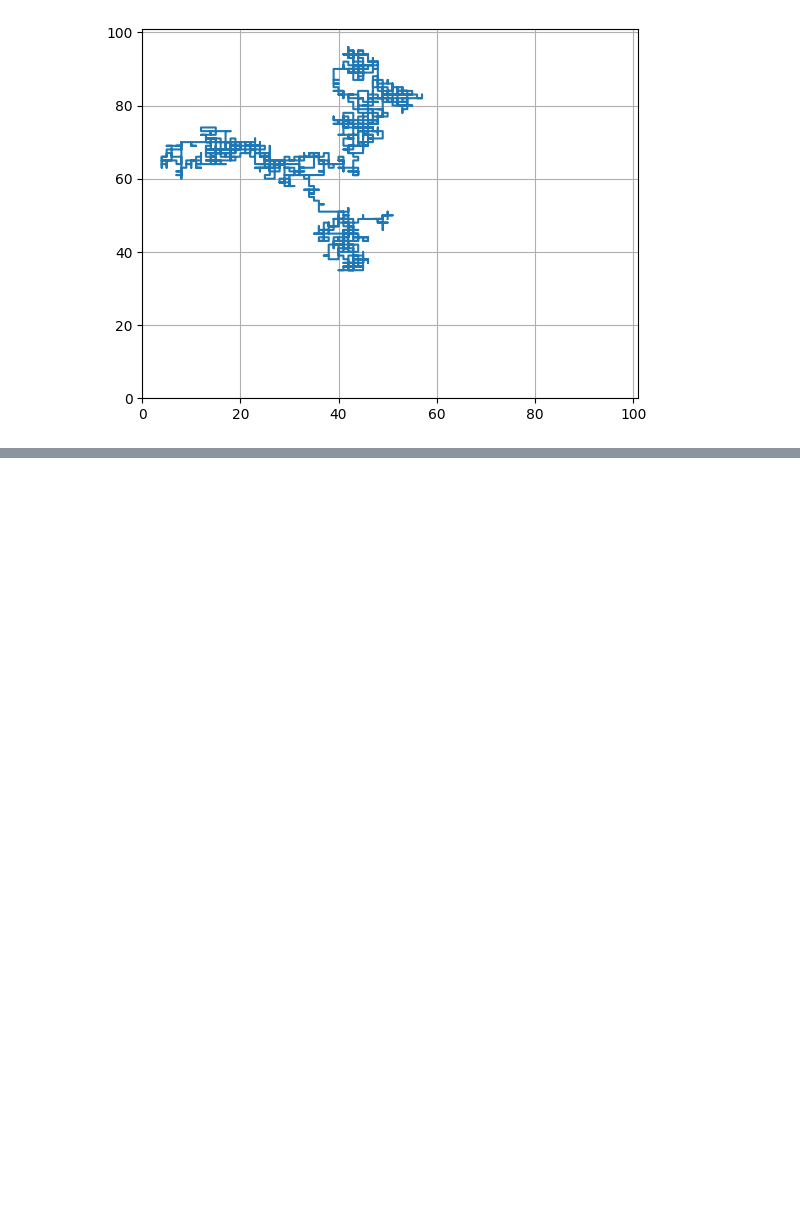
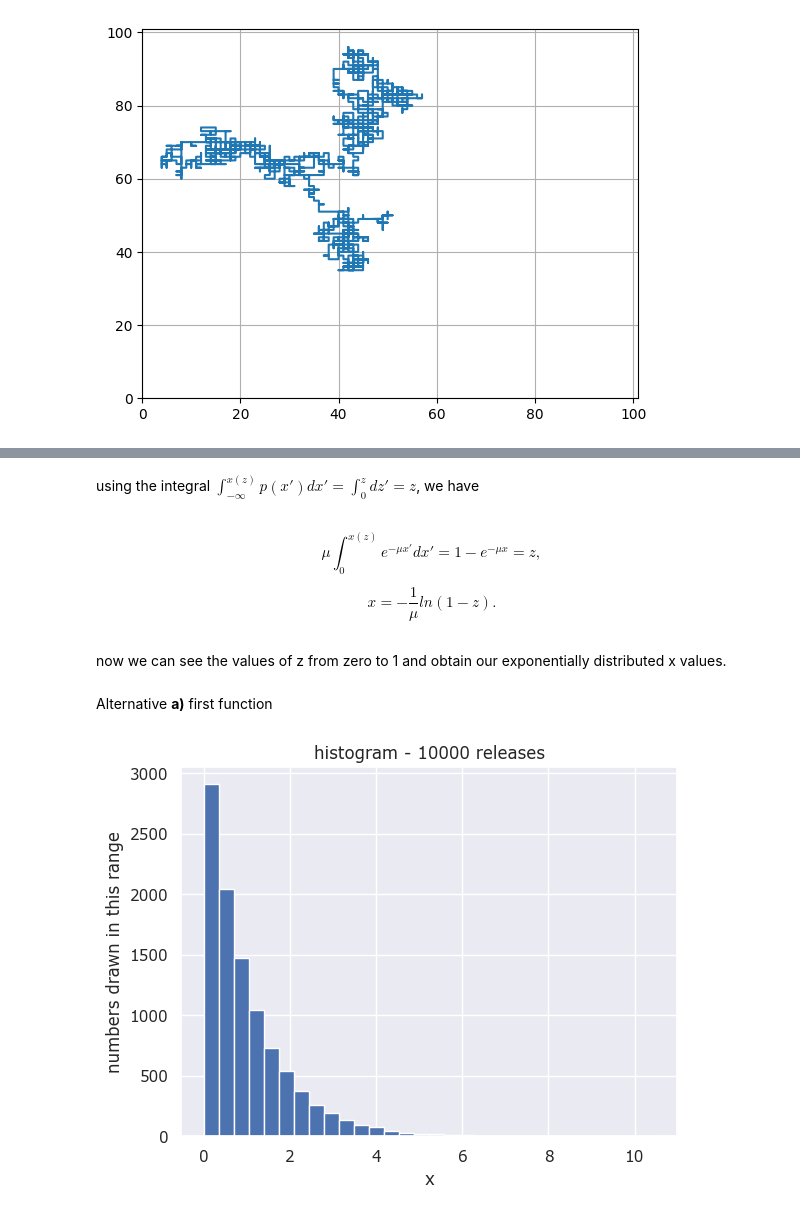
Before and after one commit to physerikc/computational-physics-II, a Jupyter notebook: list4 - monte carlo methods.ipynb, the cells around one changed output, grey strips where cells are left out. Saved outputs shown, nothing was run; the diff lists cells and outputs as text; code cells hidden in the pictures; blank space fills up the shorter version.

```diff
--- a/list4 - monte carlo methods.ipynb
+++ b/list4 - monte carlo methods.ipynb
@@ -227,0 +262,25 @@ celluloid(xall_pos, yall_pos, half_xlim, half_ylim, title='Brownian motion', xla
+# %% [markdown]
+using the integral $\int_{-\infty}^{x(z)} p(x')dx' = \int_{0}^{z} dz' = z$, we have
+# %% [markdown]
+$$ \mu \int_{0}^{x(z)} e^{-\mu x'}dx' = 1 - e^{-\mu x} = z, $$
+
+$$ x = -\frac{1}{\mu} ln(1-z). $$
+# %% [markdown]
+now we can see the values of z from zero to 1 and obtain our exponentially distributed x values.
+# %% [markdown]
+Alternative **a)** first function
+# %%
+N = 10000
+xs = []
+
+for i in range(N):
+    x = random()
+    xs.append(-np.log(1-x))
+# %%
+hist(xs, bins=30)
+title('histogram - 10000 releases')
+ylabel('numbers drawn in this range')
+xlabel('x')
+show()
+# %% [output]
+[figure, added]
```
Also changed, not shown: parts of 13 cells of this notebook.
